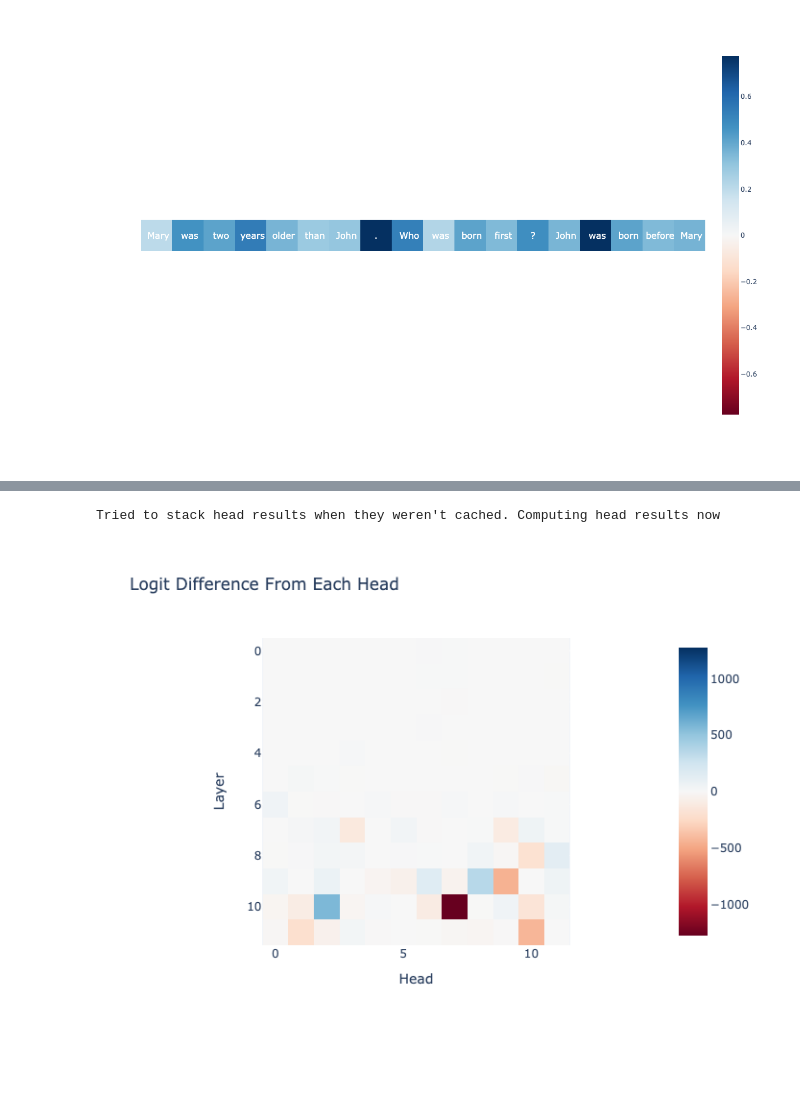
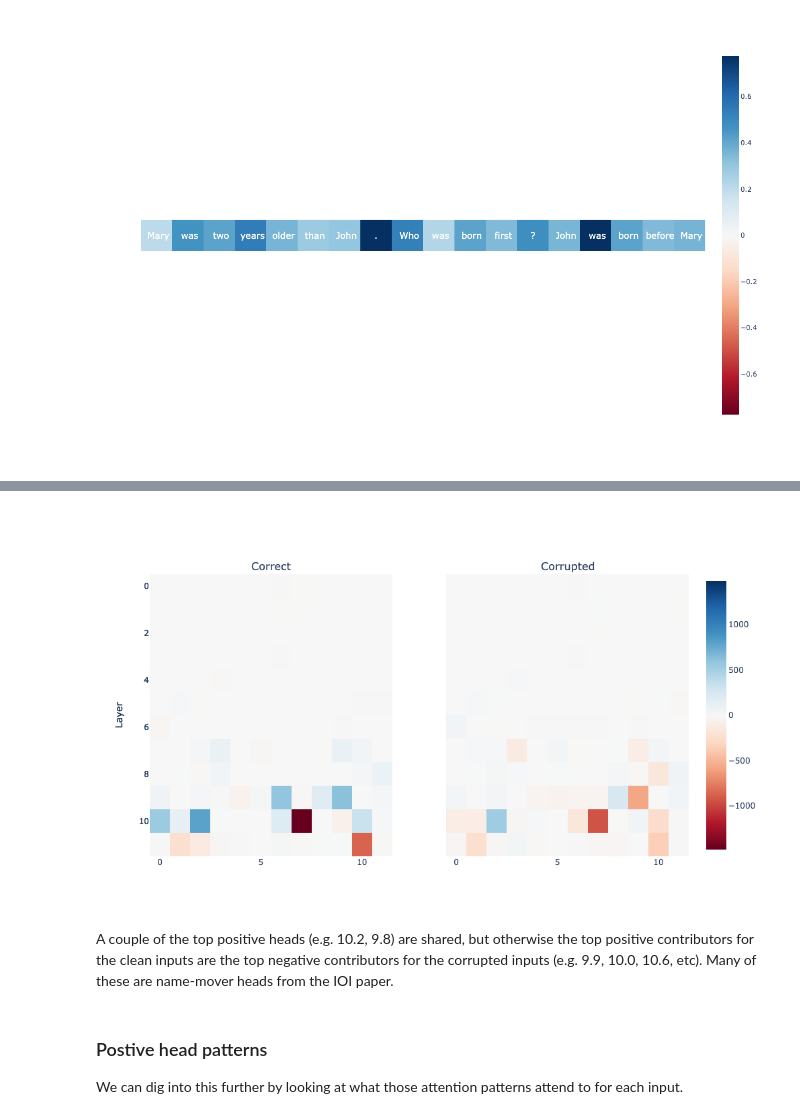
Before and after one commit to layterz/experiments, a Jupyter notebook: notebooks/misdirection.ipynb, the cells around one changed output, grey strips where cells are left out. Saved outputs shown, nothing was run; the diff lists cells and outputs as text; code cells hidden in the pictures; blank space fills up the shorter version.

Commit message:
plot head contribution side-by-side

```diff
--- a/notebooks/misdirection.ipynb
+++ b/notebooks/misdirection.ipynb
@@ -193,22 +194,42 @@ To disable this warning, you can either:
-# %%
-px.imshow(
-    calculate_head_contribution(corrupted_cache, calculate_logit_diff(corrupted_cache)).cpu(),
-    labels={"x": "Head", "y": "Layer"},
-    title="Logit Difference From Each Head",
-    color_continuous_midpoint=0.0,
-    color_continuous_scale="RdBu",
-)
-# %% [output]
-Tried to stack head results when they weren't cached. Computing head results now
-[figure, removed]
-# %%
-for layer in range(model.cfg.n_layers):
-    resid_stream = cache['resid_post', layer][0]
-    resid_stream = cache.apply_ln_to_stack(resid_stream, layer)
-    logits = model.unembed(resid_stream)
-    pred_token = logits[:, -1, :].argmax(-1)
-    pred = model.tokenizer.decode(pred_token)
-    print(f'Layer {layer}: {prompts[0][0]} ...{pred[:5]} (max logit: {logits[:, -1, :].max()})')
+# %%
+a = px.imshow(
+    calculate_head_contribution(cache, calculate_logit_diff(cache)).cpu(),
+    labels={"x": "Head", "y": "Layer"},
+    title="Logit Difference From Each Head",
+    color_continuous_midpoint=0.0,
+    color_continuous_scale="RdBu",
+)
+
+b = px.imshow(
+    calculate_head_contribution(corrupted_cache, calculate_logit_diff(corrupted_cache)).cpu(),
+    labels={"x": "Head", "y": "Layer"},
+    title="Logit Difference From Each Head",
+    color_continuous_midpoint=0.0,
+    color_continuous_scale="RdBu",
+)
+
+fig = make_subplots(
+    rows=1, cols=2,
+    subplot_titles=("Correct", "Corrupted"),
+)
+fig.add_trace(a.data[0], row=1, col=1)
+fig.add_trace(b.data[0], row=1, col=2)
+
+layout = a.layout
+fig.layout.coloraxis = layout.coloraxis
+fig.update_yaxes(**layout.yaxis.to_plotly_json())
+fig.layout.width = 1000
+fig.layout.height = 600
+
+fig.show()
+# %% [output]
+[figure, added]
+# %% [markdown]
+A couple of the top positive heads (e.g. 10.2, 9.8) are shared, but otherwise the top positive contributors for the clean inputs are the top negative contributors for the corrupted inputs (e.g. 9.9, 10.0, 10.6, etc). Many of these are name-mover heads from the IOI paper.
+# %% [markdown]
+### Postive head patterns
+
+We can dig into this further by looking at what those attention patterns attend to for each input.
 # %%
 logit_diff = calculate_logit_diff(cache)
 per_head_logit_diffs = calculate_head_contribution(cache, logit_diff)
```
Also changed, not shown: parts of 17 cells of this notebook.
